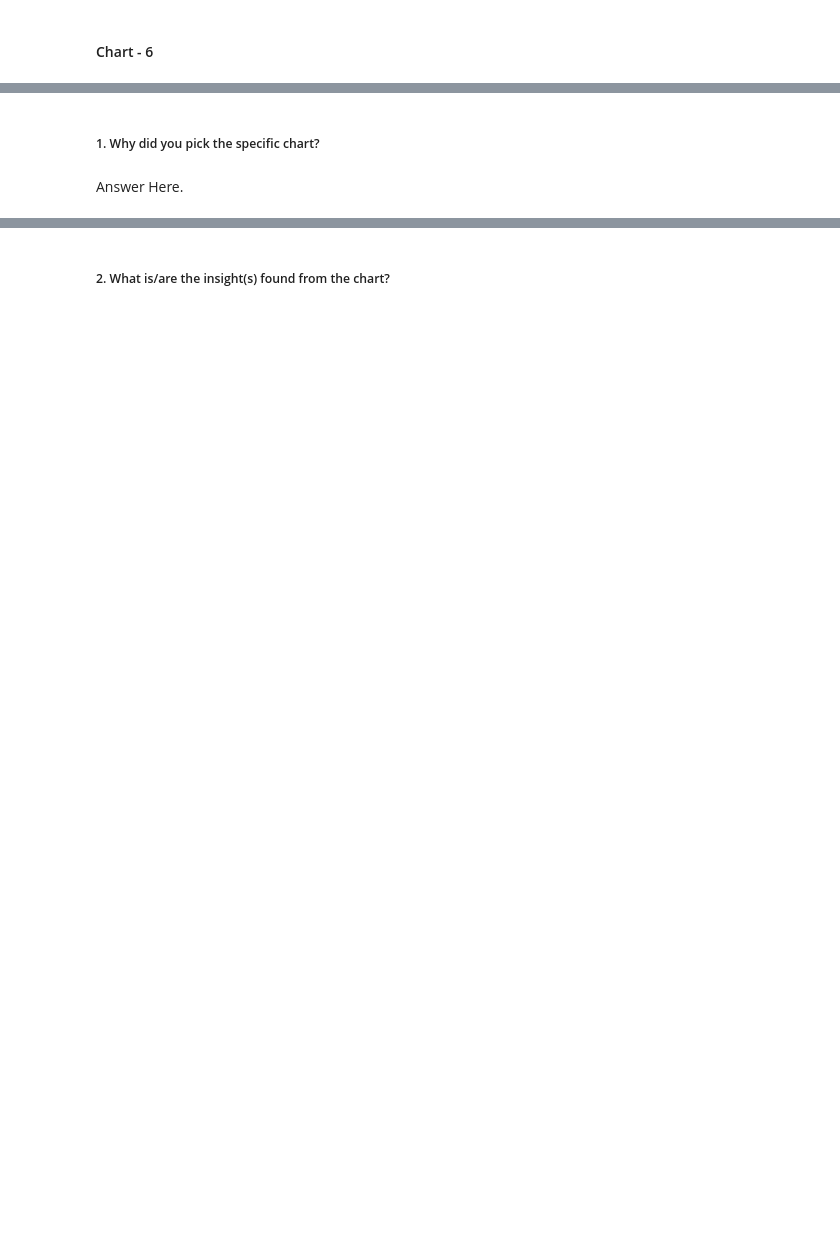
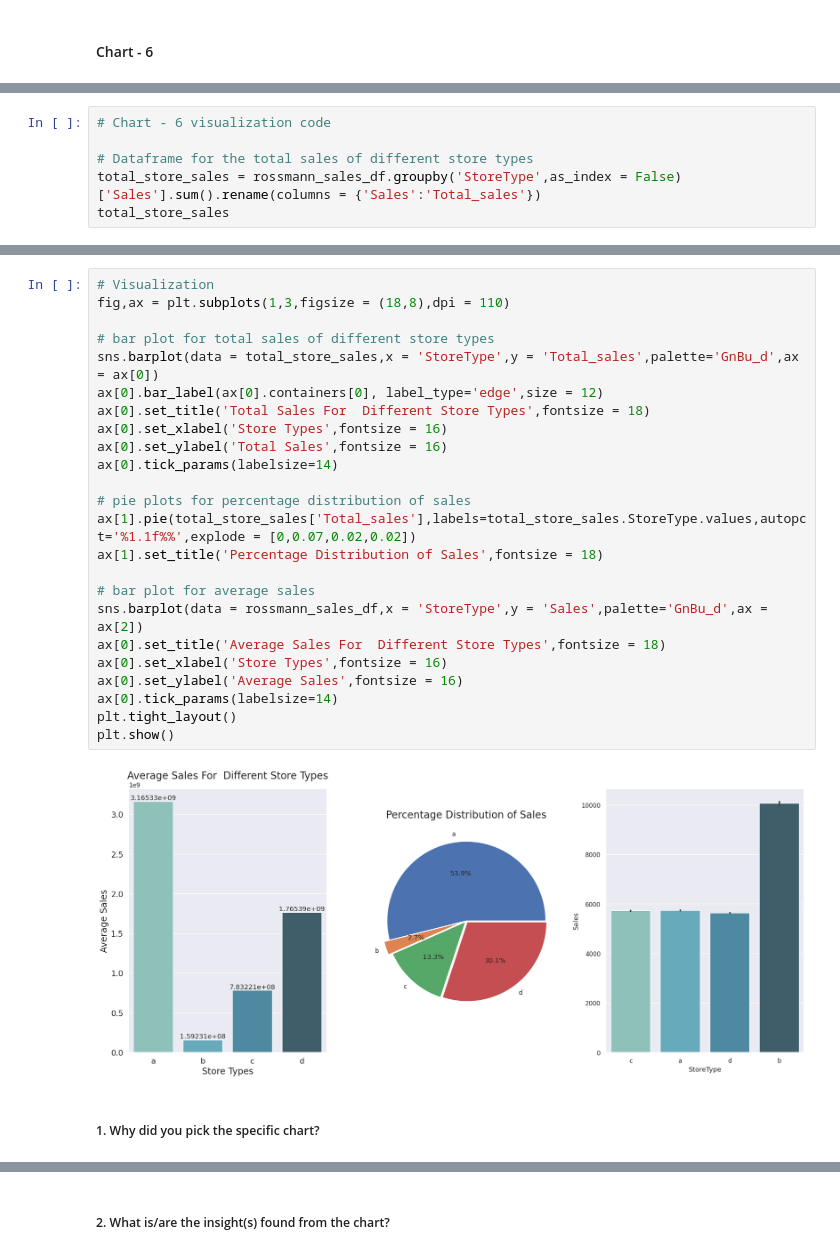
Before and after one commit to abhijain1216/Retail-Sales-Prediction-Regression-Project, a Jupyter notebook: Retail_Sales_Prediction_Regression_Project.ipynb, the cells around one changed output, grey strips where cells are left out. Saved outputs shown, nothing was run; the diff lists cells and outputs as text; blank space fills up the shorter version.

```diff
--- a/Retail_Sales_Prediction_Regression_Project.ipynb
+++ b/Retail_Sales_Prediction_Regression_Project.ipynb
@@ -783,0 +791,6 @@ Answer Here
+# %%
+# Chart - 6 visualization code
+
+# Dataframe for the total sales of different store types
+total_store_sales = rossmann_sales_df.groupby('StoreType',as_index = False)['Sales'].sum().rename(columns = {'Sales':'Total_sales'})
+total_store_sales
@@ -784,4 +803,28 @@ Answer Here
+# %%
+# Visualization
+fig,ax = plt.subplots(1,3,figsize = (18,8),dpi = 110)
+
+# bar plot for total sales of different store types
+sns.barplot(data = total_store_sales,x = 'StoreType',y = 'Total_sales',palette='GnBu_d',ax = ax[0])
+ax[0].bar_label(ax[0].containers[0], label_type='edge',size = 12)
+ax[0].set_title('Total Sales For  Different Store Types',fontsize = 18)
+ax[0].set_xlabel('Store Types',fontsize = 16)
+ax[0].set_ylabel('Total Sales',fontsize = 16)
+ax[0].tick_params(labelsize=14)
+
+# pie plots for percentage distribution of sales
+ax[1].pie(total_store_sales['Total_sales'],labels=total_store_sales.StoreType.values,autopct='%1.1f%%',explode = [0,0.07,0.02,0.02])
+ax[1].set_title('Percentage Distribution of Sales',fontsize = 18)
+
+# bar plot for average sales
+sns.barplot(data = rossmann_sales_df,x = 'StoreType',y = 'Sales',palette='GnBu_d',ax = ax[2])
+ax[0].set_title('Average Sales For  Different Store Types',fontsize = 18)
+ax[0].set_xlabel('Store Types',fontsize = 16)
+ax[0].set_ylabel('Average Sales',fontsize = 16)
+ax[0].tick_params(labelsize=14)
+plt.tight_layout()
+plt.show()
+# %% [output]
+[figure, added]
 # %% [markdown]
 ##### 1. Why did you pick the specific chart?
-# %% [markdown]
-Answer Here.
```
Also changed, not shown: parts of 38 cells of this notebook.
